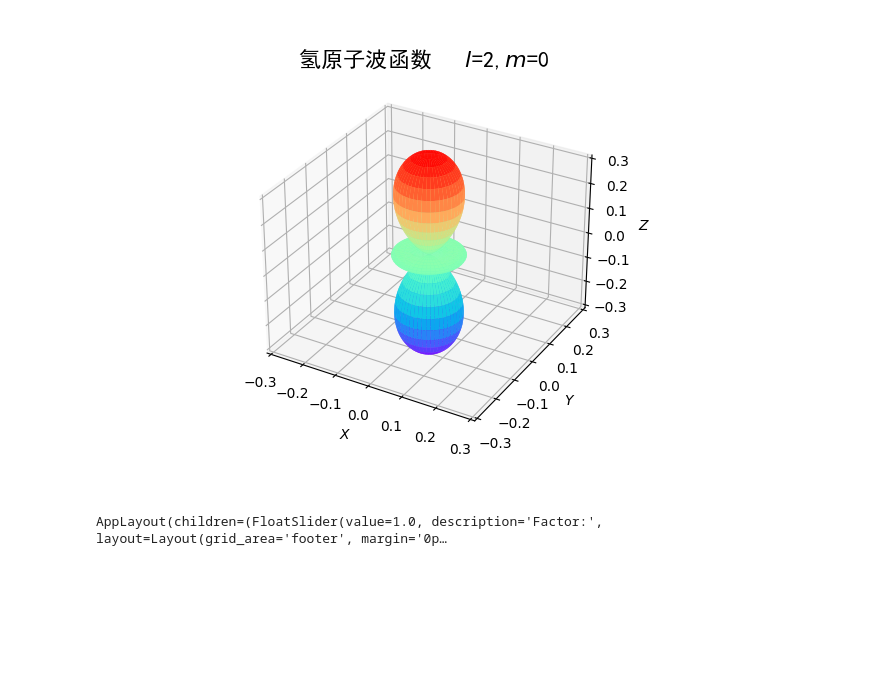
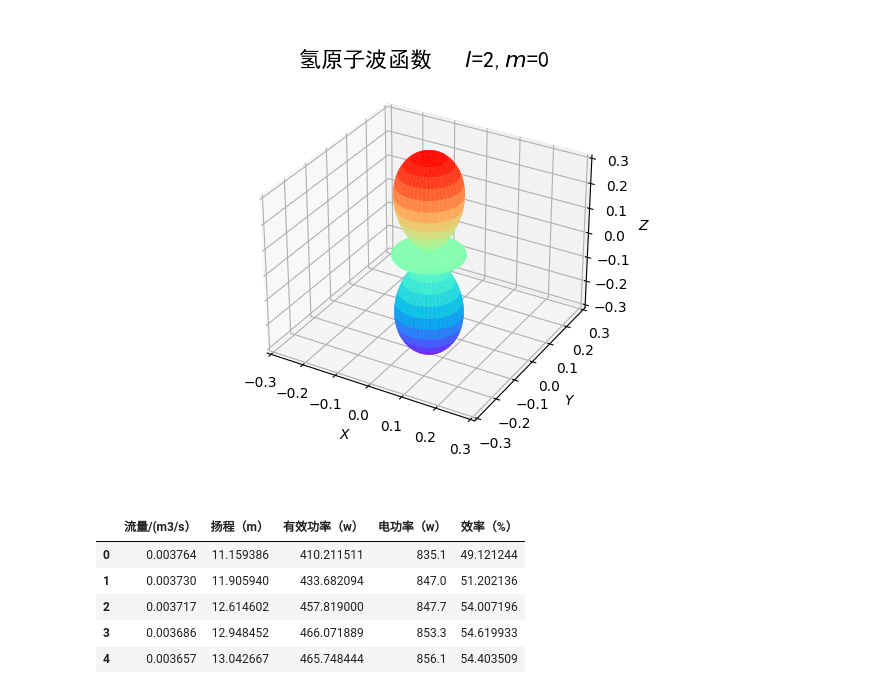
Before and after one commit to neverpartZY/Document, a Jupyter notebook: xecise.ipynb, the cells around one changed output. Cells and saved outputs as stored; diff of their text form; code cells hidden in the pictures; blank space fills up the shorter version.

```diff
--- a/xecise.ipynb
+++ b/xecise.ipynb
@@ -40,48 +40,25 @@ ax.set_ylim(-0.3,0.3)
 # %% [output]
 (-0.3, 0.3)
 [figure]
-# %%
-# When using the `widget` backend from ipympl,
-# fig.canvas is a proper Jupyter interactive widget, which can be embedded in
-# an ipywidgets layout. See https://ipywidgets.readthedocs.io/en/stable/examples/Layout%20Templates.html
-
-# One can bound figure attributes to other widget values.
-from ipywidgets import AppLayout, FloatSlider
-
-plt.ioff()
-
-slider = FloatSlider(
-    orientation='horizontal',
-    description='Factor:',
-    value=1.0,
-    min=0.02,
-    max=2.0
-)
-
-slider.layout.margin = '0px 30% 0px 30%'
-slider.layout.width = '40%'
-
-fig = plt.figure()
-fig.canvas.header_visible = False
-fig.canvas.layout.min_height = '400px'
-plt.title('Plotting: y=sin({} * x)'.format(slider.value))
-
-x = np.linspace(0, 20, 500)
-
-lines = plt.plot(x, np.sin(slider.value * x))
-
-def update_lines(change):
-    plt.title('Plotting: y=sin({} * x)'.format(change.new))
-    lines[0].set_data(x, np.sin(change.new * x))
-    fig.canvas.draw()
-    fig.canvas.flush_events()
-
-slider.observe(update_lines, names='value')
-
-AppLayout(
-    center=fig.canvas,
-    footer=slider,
-    pane_heights=[0, 6, 1]
-)
-# %% [output]
-AppLayout(children=(FloatSlider(value=1.0, description='Factor:', layout=Layout(grid_area='footer', margin='0p…
+# %%
+
+from mpl_toolkits.axes_grid1 import host_subplot
+from mpl_toolkits import axisartist
+import matplotlib.pyplot as plt
+import numpy as np
+import pandas as pd
+from matplotlib import  font_manager
+import seaborn as sns
+plt.rcParams['font.family']=['SimHei']#设置字体为harmony
+plt.rcParams['axes.unicode_minus']=False#设置正常显示
+
+f = pd.read_excel(r'D:\实验及上课文件\化工原理实验\离心泵特征曲线.xlsx',header=1)
+f1 = f.iloc[:15,8:13].drop(11,axis=0)
+f1.head()
+# %% [output]
+|  | 流量/(m3/s） | 扬程（m） | 有效功率（w） | 电功率（w） | 效率（%） |
+| 0 | 0.003764 | 11.159386 | 410.211511 | 835.1 | 49.121244 |
+| 1 | 0.003730 | 11.905940 | 433.682094 | 847.0 | 51.202136 |
+| 2 | 0.003717 | 12.614602 | 457.819000 | 847.7 | 54.007196 |
+| 3 | 0.003686 | 12.948452 | 466.071889 | 853.3 | 54.619933 |
+| 4 | 0.003657 | 13.042667 | 465.748444 | 856.1 | 54.403509 |
```
Also changed, not shown: parts of 2 cells of this notebook, 1 other file.
